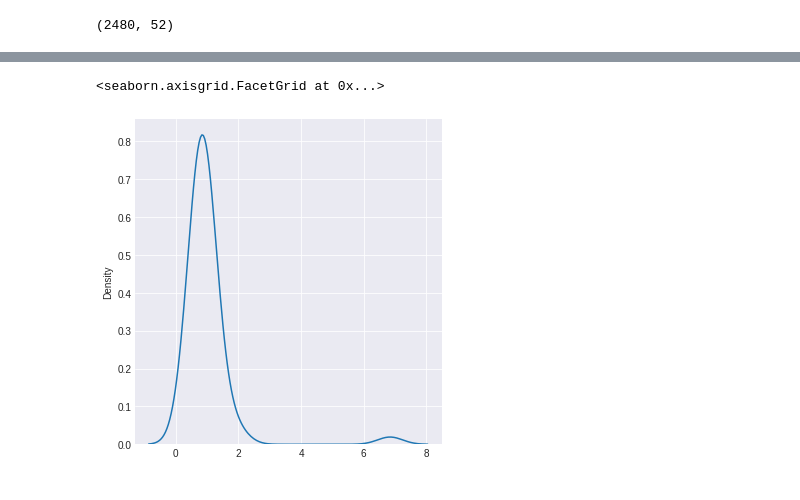
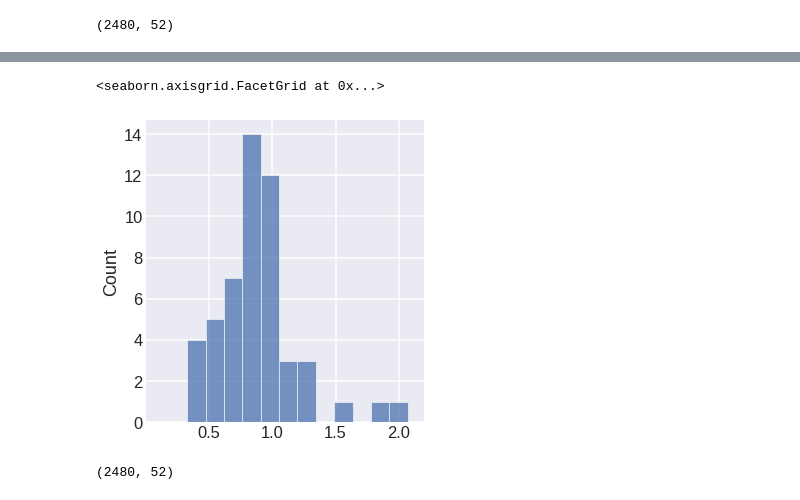
Before and after one commit to dsarvan/analytics, a Jupyter notebook: Project/Notebook/analysis.ipynb, the cells around one changed output, grey strips where cells are left out. Drawn from its saved outputs; the diff is of its cells as text; code cells hidden in the pictures.

```diff
--- a/Project/Notebook/analysis.ipynb
+++ b/Project/Notebook/analysis.ipynb
@@ -76,13 +86,17 @@ sns.displot(np.mean(C), kind="kde")
 # eigenvalues and eigenvectors calculation for elements in correlation matrix
 eigvals, eigvecs = la.eig(C.to_numpy())
 eigvals = eigvals.real
-# %%
-import seaborn as sns
-sns.displot(eigvals, kind="kde")
-# %% [output]
-<seaborn.axisgrid.FacetGrid at 0x...>
-[figure, removed]
+# %%
+ax = sns.displot(eigvals)
+ax.set(xlim=(None, 2.2))
+# %% [output]
+<seaborn.axisgrid.FacetGrid at 0x...>
+[figure, added]
 # %%
 columns = [f'column_{num}' for num in range(nprice.shape[1])]
 index = [f'index_{num}' for num in range(nprice.shape[0])]
 A = pd.DataFrame(np.random.normal(loc = 0, scale = 1, size = nprice.shape), columns = columns, index = index)
+# %%
+A.shape
+# %% [output]
+(2480, 52)
```
Also changed, not shown: parts of 17 cells of this notebook.
